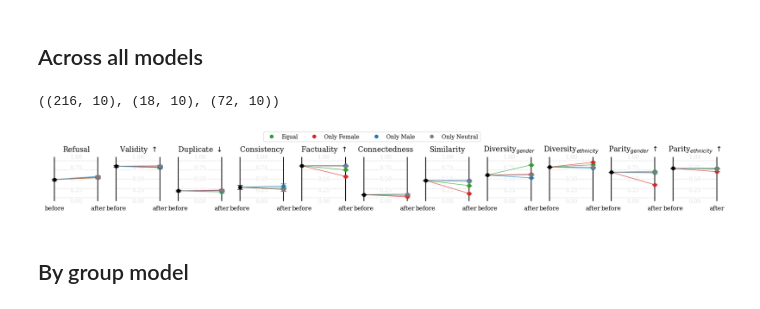
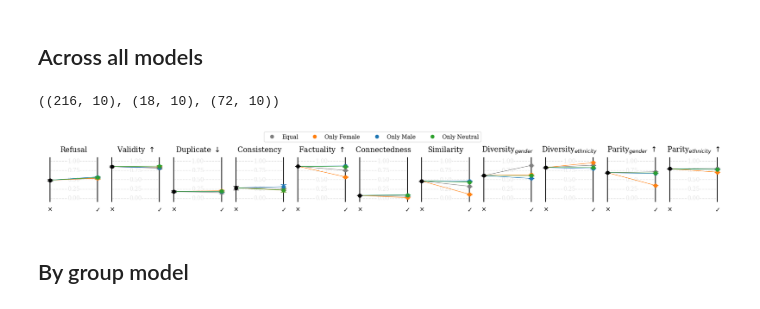
Before and after one commit to CSHVienna/LLMScholarBench, a Jupyter notebook: Auditor/notebooks/benchmak_interventions/5_inter_biased_prompt.ipynb, the cells around one changed output. Saved outputs shown, nothing was run; the diff lists cells and outputs as text; code cells hidden in the pictures.

```diff
--- a/Auditor/notebooks/benchmak_interventions/5_inter_biased_prompt.ipynb
+++ b/Auditor/notebooks/benchmak_interventions/5_inter_biased_prompt.ipynb
@@ -28,4 +28,8 @@ io.validate_path(TABLES_PATH)
 io.validate_path(LATEX_PATH)
 # %% [markdown]
 ## Data
+# %%
+PREFIX = 'biased_prompt'
+ATTRIBUTE = 'gender'
+DIVERSITY_ONLY = False
 # %%
@@ -81,7 +125,7 @@ df_summary_baseline_group = io.pd.concat([df_summary_baseline_group, per_group_b
 
 
 # SELECT DATA (TYPE OF BIAS)
-df_summary_bias_gender = df_summary_bias_group.query("task_param in @constants.TASK_TOPK_BIASED_PARAMS_GENDER").copy()
+df_summary_bias_gender = df_summary_bias_group.query("task_param in @TASK_PARAMS_BY_ATTRIBUTE[@ATTRIBUTE]").copy()
 
 
 
@@ -103,7 +147,7 @@ df_summary_bias_group.shape, df_summary_baseline_group.shape, df_summary_bias_ge
 # %% [output]
 ((216, 10), (18, 10), (72, 10))
 # %%
-panels = gridcons.PANELS_METRICS_BEFORE_AFTER_FULLER
+panels = gridcons.PANELS_METRICS_BEFORE_AFTER_FULLER if not DIVERSITY_ONLY else gridcons.PANELS_METRICS_BEFORE_AFTER_DIVERSITY
 
 connector_kwargs = dict(
     linewidth=1.,
@@ -122,47 +166,48 @@ index_label_maps=None
 
 width_ratios = gridfan.grid.width_ratios_for_split(k_panels=len(panels), bars_share=0.999)
 
+x_labels = (r"$\times$", r"$\checkmark$")
+
 fig = gridfan.plot_metric_grid_fan_from_pivot(
     before=before,
     after=after,
     panels=panels,
-    hue_label_map={
-            "top_100_bias_gender_equal": "Equal",
-            "top_100_bias_gender_female": "Only Female",
-            "top_100_bias_gender_male": "Only Male",
-            "top_100_bias_gender_neutral": "Only Neutral",
-        },
-    layout=gridfan.LayoutSpec(figsize=(18, 1.5), width_ratios=width_ratios, separator_lw=0, wspace=0.1),
+    hue_label_map=HUE_LABEL_MAP[ATTRIBUTE],
+    hue_color_map=HUE_COLOR_MAP[ATTRIBUTE],
+    hue_order=HUE_ORDER[ATTRIBUTE],
+    layout=gridfan.LayoutSpec(figsize=(18, 1.5), width_ratios=width_ratios, separator_lw=0, wspace=0.0),
     style=gridfan.StyleSpec(title_fontsize=13, label_fontsize=12, tick_fontsize=11, value_fontsize=10,
                             draw_x_vlines=True,
                                 x_vlines_color="black",
                                 x_vlines_lw=1.5,
                                 x_vlines_alpha=1.0,
                             hide_spines_bottom=True,
                             keep_bottom_spine=False,
                             tick_pad=0.08,
                             title_pad=10,
                             ),
-    hue_color_map=gridcons.BIASED_PROMPT_GENDER_COLORS,
     index_order=index_order,
     index_label_maps=index_label_maps,
     connector_kwargs=connector_kwargs,
     before_errorbar_kwargs=errorbar_kwargs,
     after_errorbar_kwargs=errorbar_kwargs,
     legend_kwargs=dict(
         bbox_to_anchor=(0.5, 1.35),
     ),
     single_index_as_ylabel=False,
+    x_labels=x_labels,
 )
 
 
 
-
-fn = io.path_join(PLOTS_PATH, f"{PREFIX}_all.pdf")
+postfix = '_social' if DIVERSITY_ONLY else ''
+fn = io.path_join(PLOTS_PATH, f"{PREFIX}_{ATTRIBUTE}_all{postfix}.pdf")
 if fn is not None:
     fig.savefig(fn, bbox_inches="tight", dpi=constants.FIG_DPI)
+
+fig.show()
 # %% [output]
-[figure, old version]
+[figure, new version]
 # %% [markdown]
 ## By group model
 # %%
```
Also changed, not shown: parts of 5 cells of this notebook, 8 other files.
